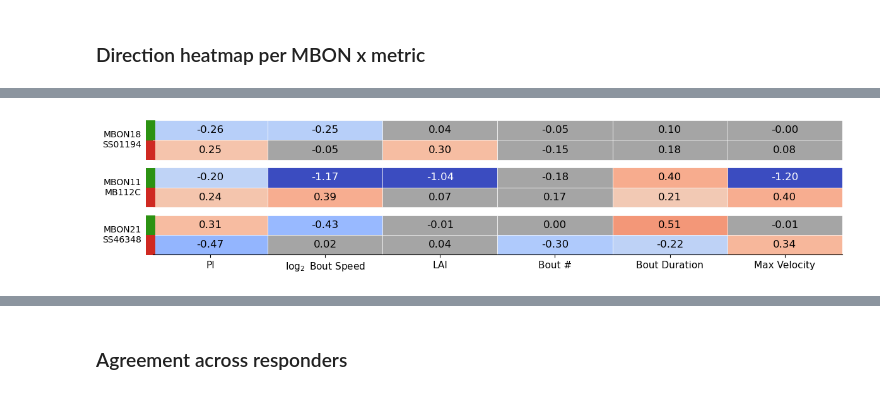
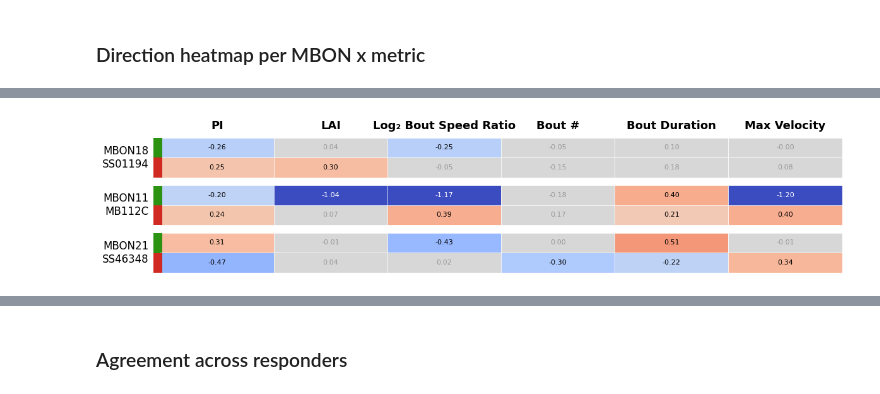
Before and after one commit to lnicole08/OSAR-Nicole-version, a Jupyter notebook: Directionality Analysis.ipynb, the cells around one changed output, grey strips where cells are left out. Saved outputs shown, nothing was run; the diff lists cells and outputs as text; code cells hidden in the pictures.

```diff
--- a/Directionality Analysis.ipynb
+++ b/Directionality Analysis.ipynb
@@ -7,23 +7,24 @@ import matplotlib.pyplot as plt
 import seaborn as sns
 from matplotlib.patches import Patch
 
-filepath = r"D:\ACC Lab Dropbox\ACC Lab\Nicole Lee\Data Compilation\2025 Complete raw values osar falling\OSAR_bothresponders_Full.xlsx"
+filepath = r"C:\Users\user\ACC Lab Dropbox\ACC Lab\Nicole Lee\Data Compilation\2025 Complete raw values osar falling\OSAR_bothresponders_Full.xlsx"
 df = pd.read_excel(filepath)
 metric_cols = [c for c in df.columns if c not in ['MBON', 'responder']]
 df['genotypeandresponder'] = df['MBON'] + '_' + df['responder']
 negligible_threshold = 0.2
 
-selected_metrics = ['PI_Hg_OSAR', 'Log2 Bout Speed ratio_Hg_OSAR',
-                    'Light Attraction Index_Hg_OSAR', 'Bout Number Index_Hg_OSAR',
+selected_metrics = ['PI_Hg_OSAR', 'Light Attraction Index_Hg_OSAR',
+                    'Log2 Bout Speed ratio_Hg_OSAR',
+                    'Bout Number Index_Hg_OSAR',
                     'Bout Duration ratio_Hg_OSAR', 'Max Velocity ratio_Hg_OSAR']
 if selected_metrics:
-    metric_cols = [c for c in metric_cols if c in selected_metrics]
+    metric_cols = [c for c in selected_metrics if c in selected_metrics]
 
 metric_display = {
     'PI_Hg_OSAR': 'PI',
     'Light Attraction Index_Hg_OSAR': 'LAI',
     # 'Log2 Speed ratio_Hg_OSAR': 'Log2 Speed',
-    'Log2 Bout Speed ratio_Hg_OSAR': r'$\log_2$ Bout Speed',
+    'Log2 Bout Speed ratio_Hg_OSAR': 'Log\u2082 Bout Speed Ratio',
 
     'Bout Number Index_Hg_OSAR': 'Bout #',
     'Bout Duration ratio_Hg_OSAR': 'Bout Duration',
@@ -177,4 +94,5 @@ plt.show()
 # %%
+##onecolor
 from matplotlib.colors import ListedColormap, LinearSegmentedColormap, to_rgba
 from matplotlib.patches import Rectangle
 
@@ -193,8 +111,8 @@ if USE_COOLWARM:
 else:
     active_cmap = LinearSegmentedColormap.from_list('div', ["#4580fd", "#ffffff", "#ff2020"])
 
-mbon_csv_path = r"D:\ACC Lab Dropbox\ACC Lab\Nicole Lee\Data Compilation\MBONlist.csv"
-csvfile = pd.read_csv(mbon_csv_path).astype('string')
+# mbon_csv_path = r"D:\ACC Lab Dropbox\ACC Lab\Nicole Lee\Data Compilation\MBONlist.csv"
+# csvfile = pd.read_csv(mbon_csv_path).astype('string')
 
 lobelocation = pd.DataFrame()
 for m in selected_mbon:
@@ -231,41 +149,45 @@ for i, mbon in enumerate(selected_mbon):
             val = subset.iloc[data_row, c]
             aval = abs(val)
             if aval < threshold:
-                color = "#a5a5a5"
+                color = "#d8d7d7"
+                txt_color =  "#989898"
             else:
                 normed = np.clip((val - VMIN) / (VMAX - VMIN), 0, 1)
                 color = active_cmap(normed)
-            rgba = to_rgba(color)
-            lum = 0.2126 * rgba[0] + 0.7152 * rgba[1] + 0.0722 * rgba[2]
-            txt_color = 'white' if lum < 0.5 else 'black'
+                rgba = to_rgba(color)
+                lum = 0.2126 * rgba[0] + 0.7152 * rgba[1] + 0.0722 * rgba[2]
+                txt_color = 'white' if lum < 0.5 else 'black'
             rect = Rectangle((c, y), 1, 1, facecolor=color, edgecolor='white', linewidth=0.5)
             ax.add_patch(rect)
-            ax.text(c + 0.5, y + 0.5, f"{val:.2f}", ha='center', va='center', fontsize=12, color=txt_color)
+            ax.text(c + 0.5, y + 0.5, f"{val:.2f}", ha='center', va='center', fontsize=8, color=txt_color)
 
         resp_rect = Rectangle((-0.06, y + 0.01), 0.08, 1.0,
                                facecolor=responder_colors[resp], edgecolor='none', clip_on=False)
         ax.add_patch(resp_rect)
 
         row_idx += 1
 
     mid_y = y_top + 1.0
     label = create_label(mbon, lobelocation)
-    ax.text(-0.1, mid_y, label, ha='right', va='center', fontsize=10)
+    ax.text(-0.1, mid_y, label, ha='right', va='center', fontsize=12)
 
 ax.set_xlim(0, n_cols)
 ax.set_ylim(total_height, 0)
 
 xticks_labels = [metric_display.get(col, col) for col in subset.columns]
 ax.set_xticks(np.arange(n_cols) + 0.5)
-ax.set_xticklabels(xticks_labels, rotation=0, ha='center')
-ax.tick_params(axis='x', labelsize=11, rotation=0)
+ax.set_xticklabels(xticks_labels, rotation=0, fontweight = "bold", ha='center')
+ax.xaxis.set_ticks_position('top')
+ax.xaxis.set_label_position('top')
+ax.tick_params(axis='x', labelsize=13, rotation=0, bottom=False, top=False)
 ax.set_yticks([])
 ax.set_ylabel('')
 ax.spines['top'].set_visible(False)
 ax.spines['right'].set_visible(False)
 ax.spines['left'].set_visible(False)
+ax.spines['bottom'].set_visible(False)
 
 plt.tight_layout()
 plt.show()
 # %% [output]
-[figure, old version]
+[figure, new version]
```
Also changed, not shown: parts of 3 cells of this notebook, 1 other file.
